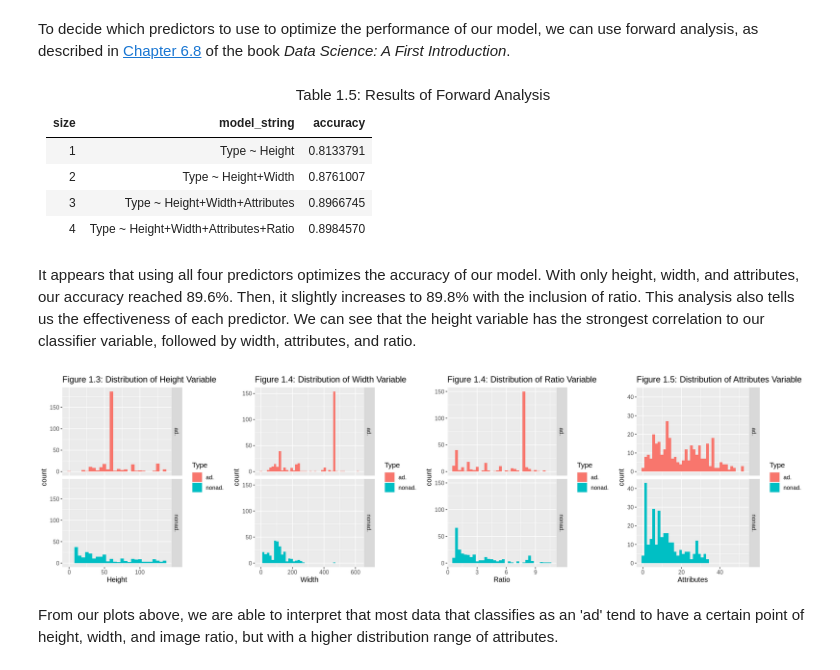
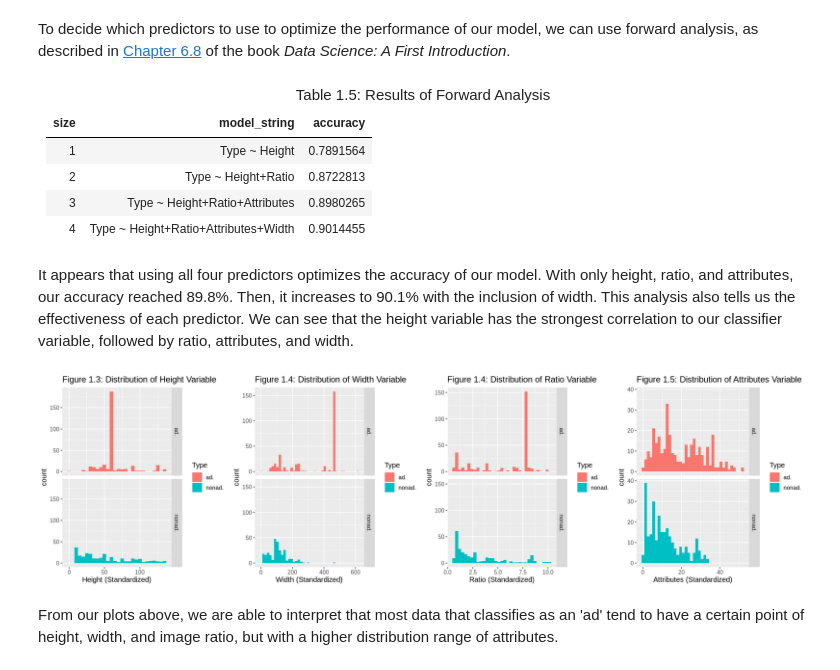
Before and after one commit to msamanthaf/Ad_Classification_DSCI, a Jupyter notebook: Final_Project_Ad_Classification.ipynb, the cells around one changed output. Drawn from its saved outputs; the diff is of its cells as text; code cells hidden in the pictures.

```diff
--- a/Final_Project_Ad_Classification.ipynb
+++ b/Final_Project_Ad_Classification.ipynb
@@ -374,12 +378,12 @@ for (i in 1:n_total) {
 
 | size|model_string                         |  accuracy|
 |----:|:------------------------------------|---------:|
-|    1|Type ~ Height                        | 0.8133791|
-|    2|Type ~ Height+Width                  | 0.8761007|
-|    3|Type ~ Height+Width+Attributes       | 0.8966745|
-|    4|Type ~ Height+Width+Attributes+Ratio | 0.8984570|
+|    1|Type ~ Height                        | 0.7891564|
+|    2|Type ~ Height+Ratio                  | 0.8722813|
+|    3|Type ~ Height+Ratio+Attributes       | 0.8980265|
+|    4|Type ~ Height+Ratio+Attributes+Width | 0.9014455|
 # %% [markdown]
-It appears that using all four predictors optimizes the accuracy of our model. With only height, width, and attributes, our accuracy reached 89.6%. Then, it slightly increases to 89.8% with the inclusion of ratio. This analysis also tells us the effectiveness of each predictor. We can see that the height variable has the strongest correlation to our classifier variable, followed by width, attributes, and ratio.
+It appears that using all four predictors optimizes the accuracy of our model. With only height, ratio, and attributes, our accuracy reached 89.8%. Then, it increases to 90.1% with the inclusion of width. This analysis also tells us the effectiveness of each predictor. We can see that the height variable has the strongest correlation to our classifier variable, followed by ratio, attributes, and width.
 # %%
 # Set plot sizes
 options(repr.plot.width = 18, repr.plot.height = 5)
@@ -388,34 +392,38 @@ options(repr.plot.width = 18, repr.plot.height = 5)
 height_hist <- ggplot(ad_train, aes(x = Height, fill = Type)) +
                geom_histogram(binwidth = 5) +
                facet_grid(rows = vars(Type)) +
+               labs(x = "Height (Standardized)") +
                ggtitle("Figure 1.3: Distribution of Height Variable") +
                theme(text = element_text(size = 12))
 
 # Make histogram of width variable, splitting based on type
 width_hist <- ggplot(ad_train, aes(x = Width, fill = Type)) +
               geom_histogram(binwidth = 15) +
               facet_grid(rows = vars(Type)) +
+              labs(x = "Width (Standardized)") +
               ggtitle("Figure 1.4: Distribution of Width Variable") +
               theme(text = element_text(size = 12))
 
 # Make histogram of ratio variable, splitting based on type
 ratio_hist <- ggplot(ad_train, aes(x = Ratio, fill = Type)) +
               geom_histogram(binwidth = .3) +
               facet_grid(rows = vars(Type)) +
+              labs(x = "Ratio (Standardized)") +
               ggtitle("Figure 1.4: Distribution of Ratio Variable") +
               theme(text = element_text(size = 12))
 
 # Make histogram of attributes variable, splitting based on type
 attri_hist <- ggplot(ad_train, aes(x = Attributes, fill = Type)) +
               geom_histogram(binwidth = 1.4) +
               facet_grid(rows = vars(Type)) +
+              labs(x = "Attributes (Standardized)") +
               ggtitle("Figure 1.5: Distribution of Attributes Variable") +
               theme(text = element_text(size = 12))
 
 # Plot all figures next to each other
 plot_grid(height_hist, width_hist, ratio_hist, attri_hist, ncol = 4)
 # %% [output]
-[figure, old version]
+[figure, new version]
 # %% [markdown]
 From our plots above, we are able to interpret that most data that classifies as an 'ad' tend to have a certain point of height, width, and image ratio, but with a higher distribution range of attributes.
 # %% [markdown]
```
Also changed, not shown: parts of 11 cells of this notebook.
